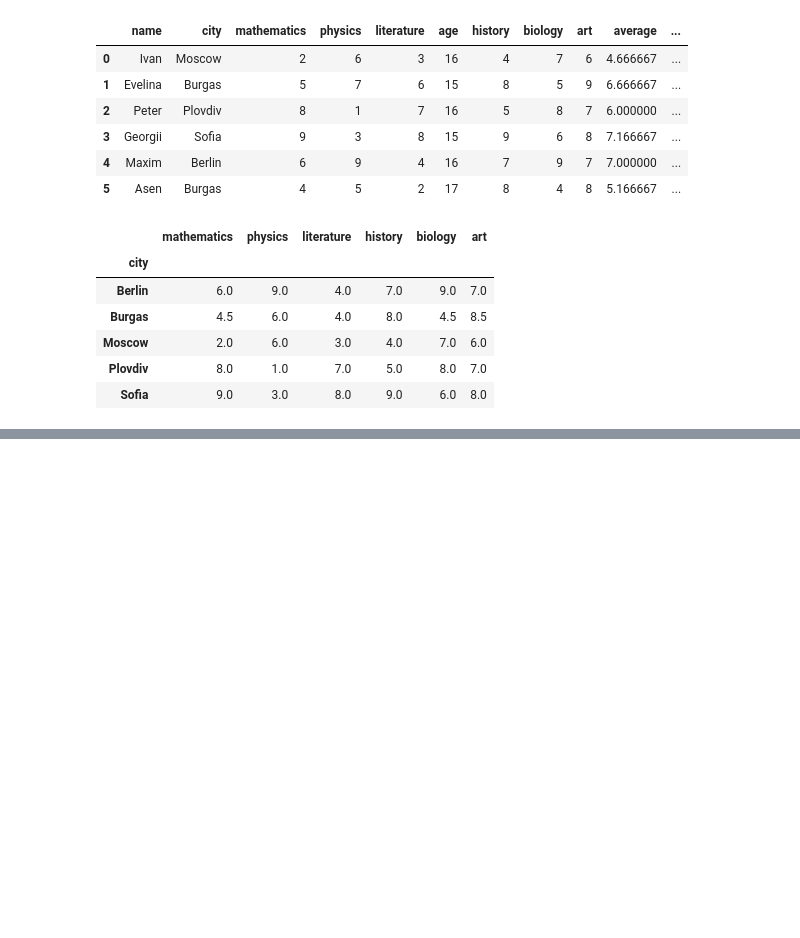
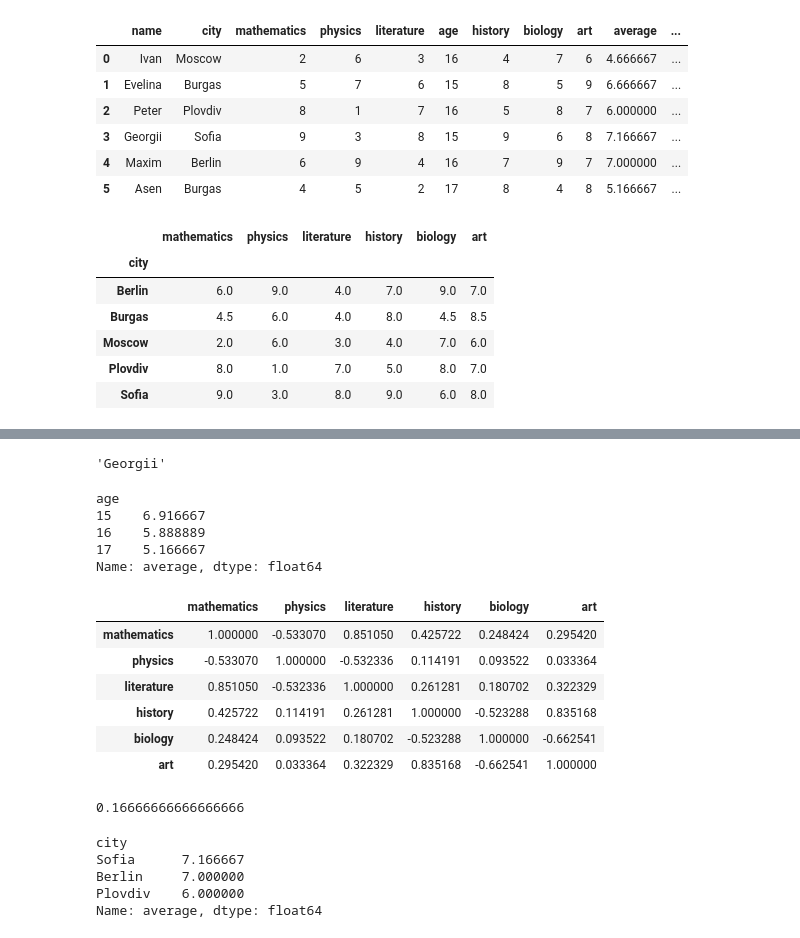
Before and after one commit to Poitreqm/Data_Task, a Jupyter notebook: Students_exc_1/students_exc_1.ipynb, the cells around one changed output, grey strips where cells are left out. Drawn from its saved outputs; the diff is of its cells as text; code cells hidden in the pictures; blank space fills up the shorter version.

```diff
--- a/Students_exc_1/students_exc_1.ipynb
+++ b/Students_exc_1/students_exc_1.ipynb
@@ -307,0 +347,35 @@ d.groupby("city")[["mathematics", "physics", "literature", "history", "biology",
+# %%
+d.groupby("name")["average"].mean().idxmax()
+# %% [output]
+'Georgii'
+# %%
+d.groupby("age")["average"].mean()
+# %% [output]
+age
+15    6.916667
+16    5.888889
+17    5.166667
+Name: average, dtype: float64
+# %%
+d[["mathematics", "physics", "literature", "history", "biology", "art"]].corr()
+# %% [output]
+|  | mathematics | physics | literature | history | biology | art |
+| mathematics | 1.000000 | -0.533070 | 0.851050 | 0.425722 | 0.248424 | 0.295420 |
+| physics | -0.533070 | 1.000000 | -0.532336 | 0.114191 | 0.093522 | 0.033364 |
+| literature | 0.851050 | -0.532336 | 1.000000 | 0.261281 | 0.180702 | 0.322329 |
+| history | 0.425722 | 0.114191 | 0.261281 | 1.000000 | -0.523288 | 0.835168 |
+| biology | 0.248424 | 0.093522 | 0.180702 | -0.523288 | 1.000000 | -0.662541 |
+| art | 0.295420 | 0.033364 | 0.322329 | 0.835168 | -0.662541 | 1.000000 |
+# %%
+len(d[d["average"] > 7]) / len(d)
+# %% [output]
+0.16666666666666666
+# %%
+r = d.groupby("city")["average"].mean()
+r.nlargest(3)
+# %% [output]
+city
+Sofia      7.166667
+Berlin     7.000000
+Plovdiv    6.000000
+Name: average, dtype: float64
```
Also changed, not shown: parts of 12 cells of this notebook.
